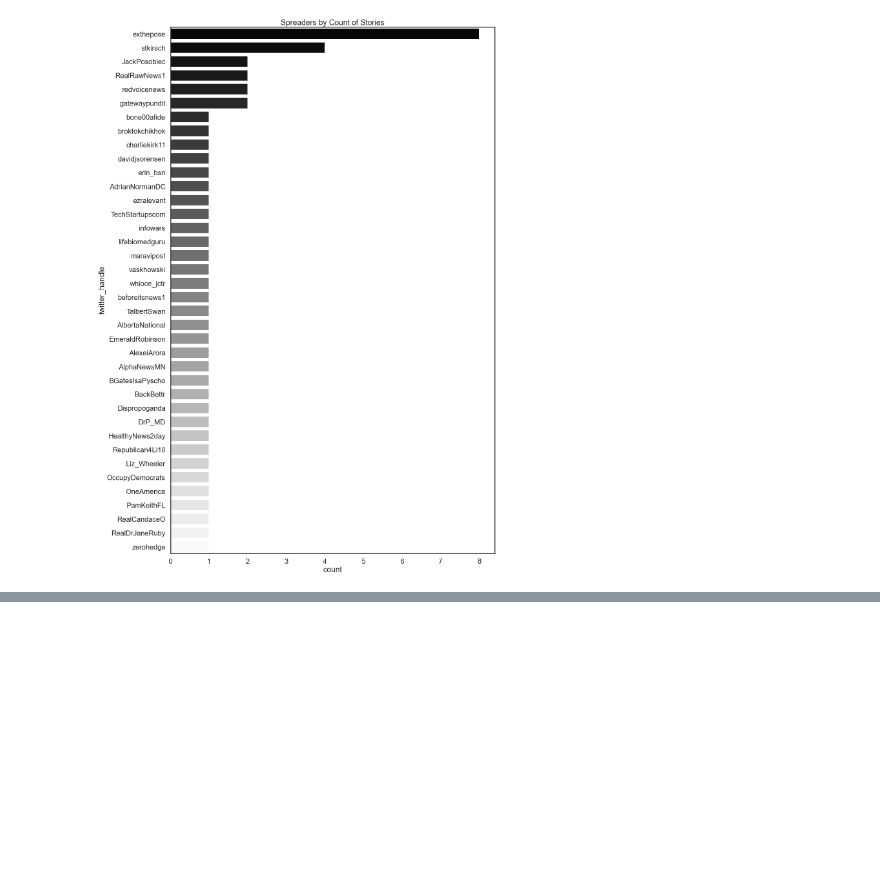
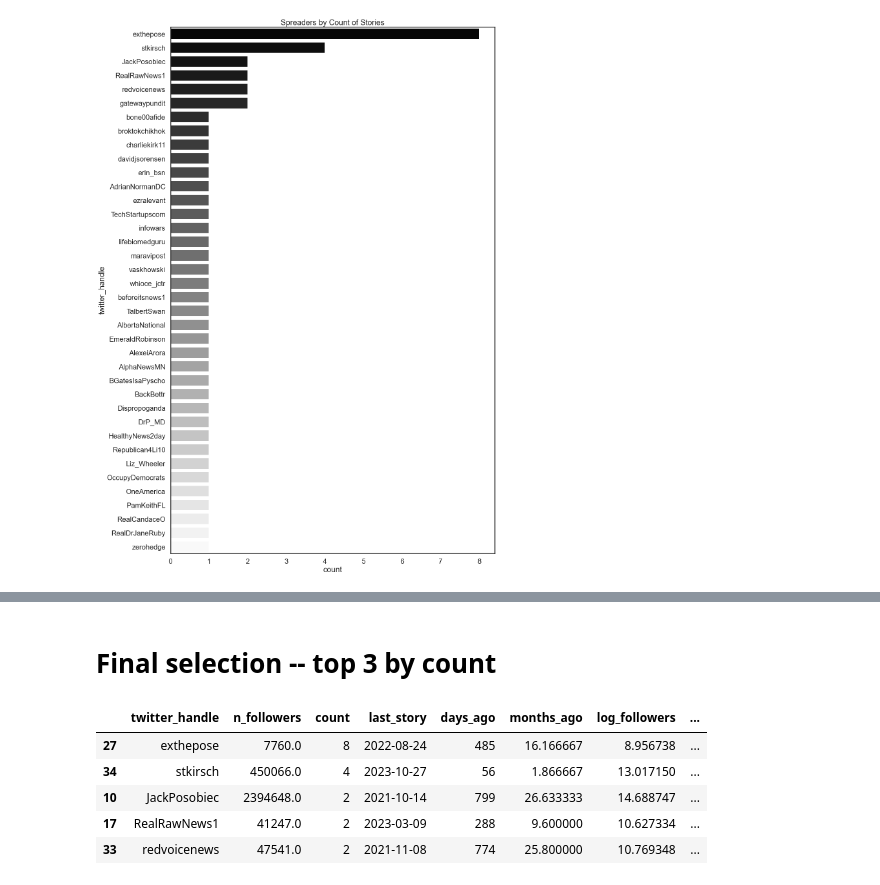
Before and after one commit to josh-ashkinaze/ads_misinfo, a Jupyter notebook: 2_filter_pf_links.ipynb, the cells around one changed output, grey strips where cells are left out. Saved outputs shown, nothing was run; the diff lists cells and outputs as text; code cells hidden in the pictures; blank space fills up the shorter version.

Commit message:
pull followers

```diff
--- a/2_filter_pf_links.ipynb
+++ b/2_filter_pf_links.ipynb
@@ -194,0 +177,12 @@ adf[['date', 'title', 'url', 'tags', 'annotated_column', 'raw_url', 'twitter_han
+# %% [markdown]
+# Final selection -- top 3 by count
+# %%
+topn = new_df.sort_values(by=['rank_count'], ascending=False).head(5)
+display(topn)
+# %% [output]
+|  | twitter_handle | n_followers | count | last_story | days_ago | months_ago | log_followers | ... |
+| 27 | exthepose | 7760.0 | 8 | 2022-08-24 | 485 | 16.166667 | 8.956738 | ... |
+| 34 | stkirsch | 450066.0 | 4 | 2023-10-27 | 56 | 1.866667 | 13.017150 | ... |
+| 10 | JackPosobiec | 2394648.0 | 2 | 2021-10-14 | 799 | 26.633333 | 14.688747 | ... |
+| 17 | RealRawNews1 | 41247.0 | 2 | 2023-03-09 | 288 | 9.600000 | 10.627334 | ... |
+| 33 | redvoicenews | 47541.0 | 2 | 2021-11-08 | 774 | 25.800000 | 10.769348 | ... |
```
Also changed, not shown: parts of 3 cells of this notebook, 2 other files.
